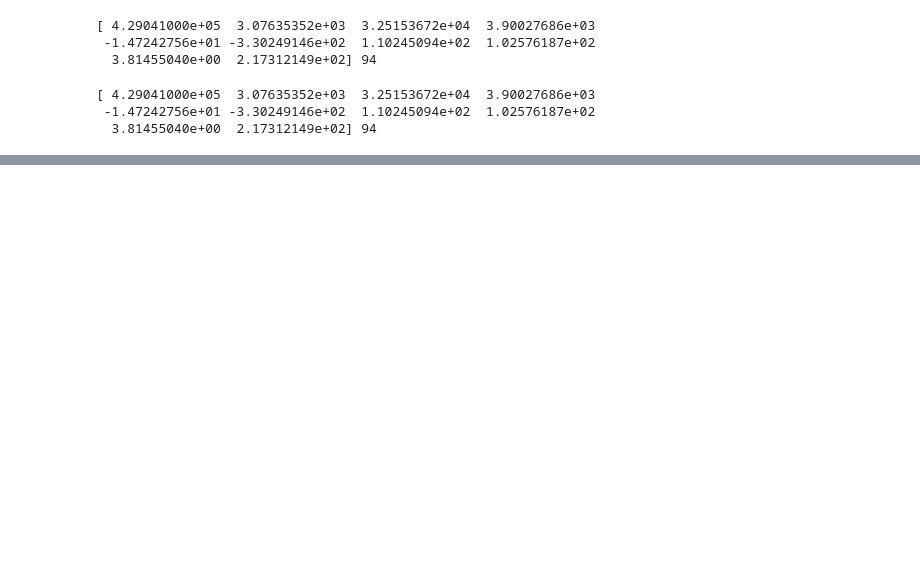
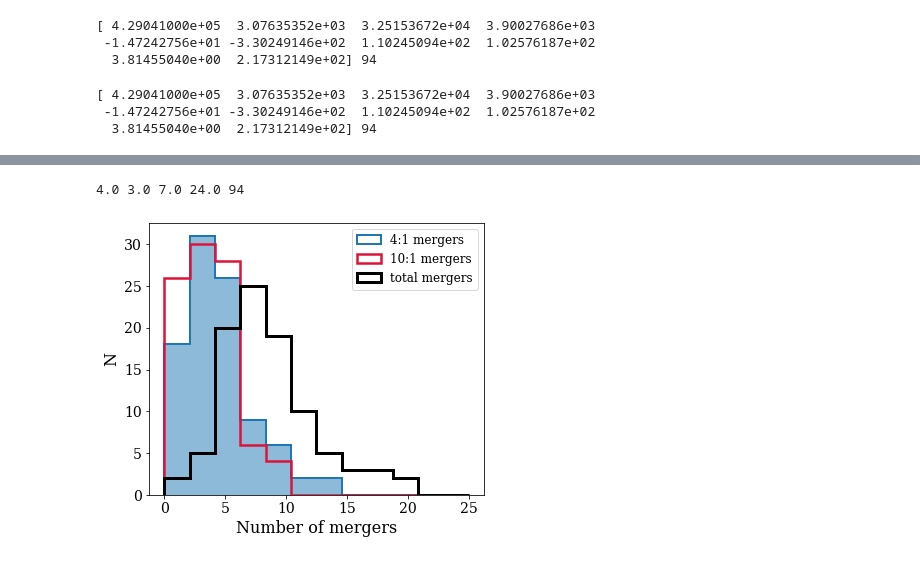
Before and after one commit to ekta1224/IllustrisAD, a Jupyter notebook: TNG_v2/plot_TNG_sample_properties_primary.ipynb, the cells around one changed output, grey strips where cells are left out. Drawn from its saved outputs; the diff is of its cells as text; code cells hidden in the pictures; blank space fills up the shorter version.

```diff
--- a/TNG_v2/plot_TNG_sample_properties_primary.ipynb
+++ b/TNG_v2/plot_TNG_sample_properties_primary.ipynb
@@ -78,15 +85,18 @@ plt.savefig('last_maj_merger_time.png')
 # %%
-plt.figure()
+plt.figure(figsize=(6,5))
 tot = num_maj+num_min
 print(num_maj[0], num_min[0], tot[0], np.max(tot), len(tot[mask]))
 plt.hist(num_maj[mask], bins=12, range=(0,25), histtype='step', lw=2, label='4:1 mergers')
 plt.hist(num_maj[mask], bins=12, range=(0,25), alpha=0.5, color='C0', lw=2)
 plt.hist(num_min[mask], bins=12, range=(0,25), histtype='step', color='crimson', lw=2.5, label='10:1 mergers')
 plt.hist(tot[mask], bins=12,range=(0,25), histtype='step', color='k', lw=3, label='total mergers')
 plt.xlabel('Number of mergers')
 plt.ylabel('N')
 plt.legend(loc='upper right')
 plt.savefig('num_of_mergers.png')
+# %% [output]
+4.0 3.0 7.0 24.0 94
+[figure, added]
 # %%
 #apply mask here too
 plt.figure()
```
Also changed, not shown: parts of 4 cells of this notebook.
